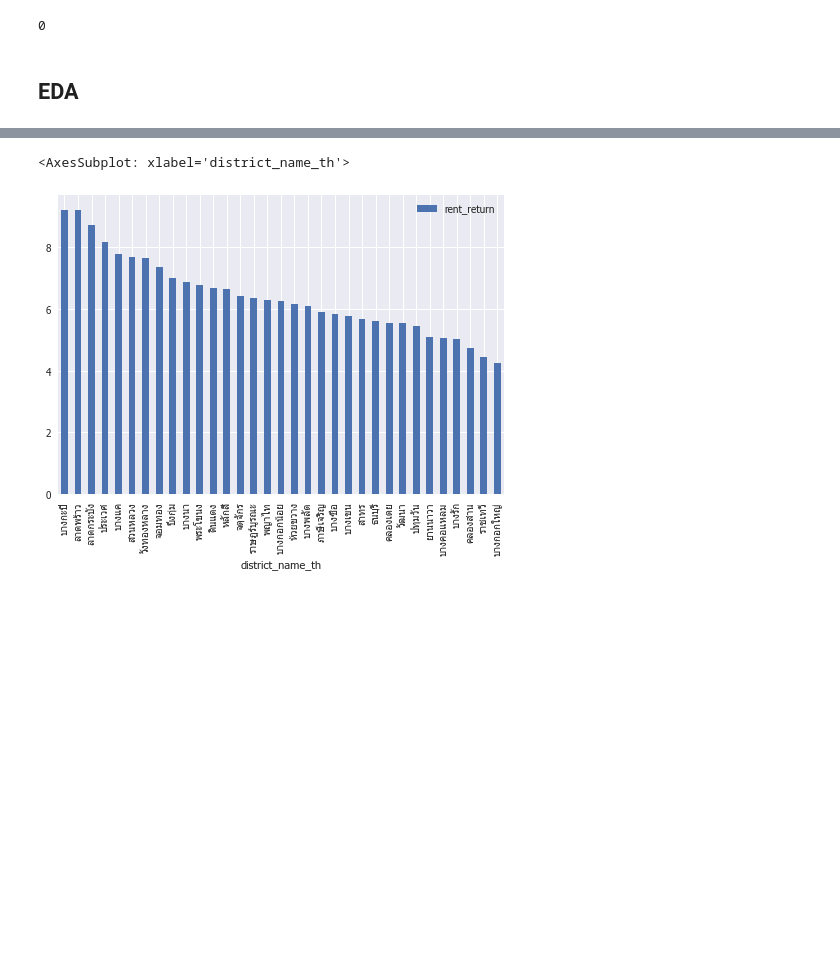
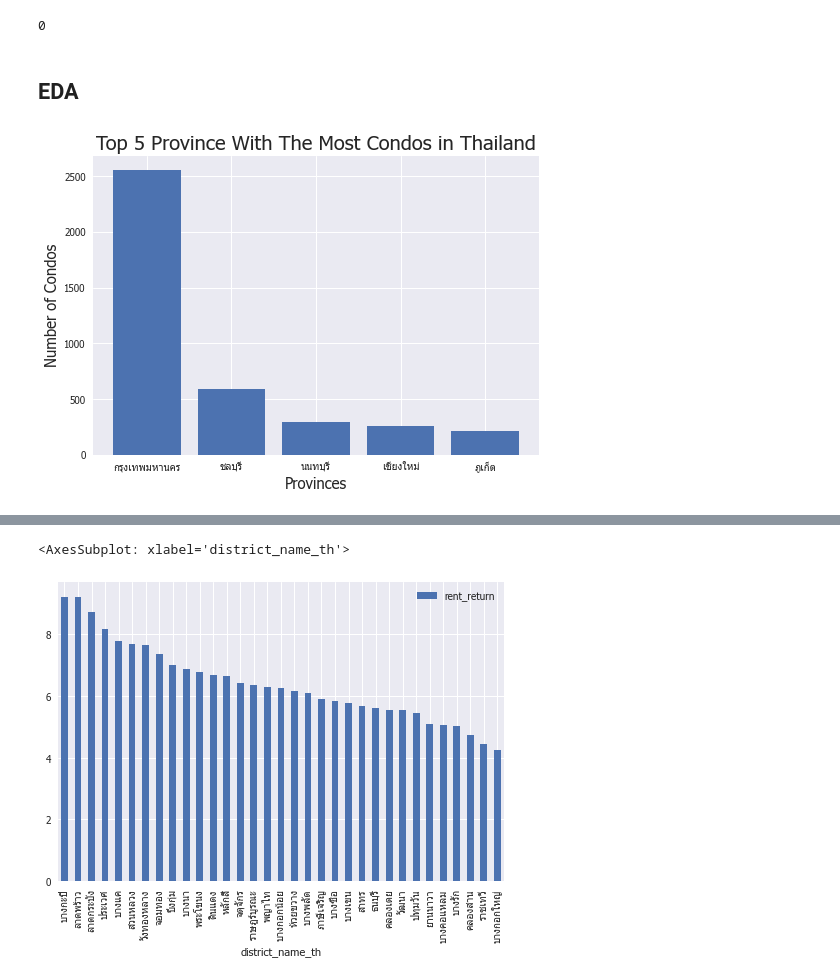
Before and after one commit to terjirapat/DADS5001-Project, a Jupyter notebook: project.ipynb, the cells around one changed output, grey strips where cells are left out. Drawn from its saved outputs; the diff is of its cells as text; code cells hidden in the pictures; blank space fills up the shorter version.

```diff
--- a/project.ipynb
+++ b/project.ipynb
@@ -327,9 +327,19 @@ df_new['pricesqm_dct_mean'] = df_new.groupby('district_name_en')['pricesqm'].tra
 df_new['pricesqm_dct_med'] = df_new.groupby('district_name_th')['pricesqm'].transform('median')
 df_new['rent_return'] = (df_new['median_rent_price_sqm']/df_new['pricesqm_dct_mean'])*12*100
 # %%
-dct_count = df_new.groupby('district_name_th').size().to_frame('n_condos')
-subdct_count = df_new.groupby('district_name_th').size().to_frame('n_condos')
+pro_count = proj_cd.groupby('province_name_th').size().to_frame('n_condos').sort_values(by='n_condos', ascending=False)
+dct_count = df_new.groupby('district_name_th').size().to_frame('n_condos').sort_values(by='n_condos', ascending=False)
+subdct_count = df_new.groupby('subdistrict_name_th').size().to_frame('n_condos').sort_values(by='n_condos', ascending=False)
 dct_mean = df_new.groupby('district_name_th').apply('mean')
 subdct_mean = df_new.groupby('subdistrict_name_th').apply('mean')
 # %% [markdown]
 ## EDA
+# %%
+pro_count_top5 = pro_count.head()
+plt.bar(pro_count_top5.index, pro_count_top5['n_condos'])
+plt.title('Top 5 Province With The Most Condos in Thailand', fontsize=20)
+plt.xlabel('Provinces', fontsize=15)
+plt.ylabel('Number of Condos', fontsize=15)
+plt.show()
+# %% [output]
+[figure, added]
```
Also changed, not shown: parts of 11 cells of this notebook.
